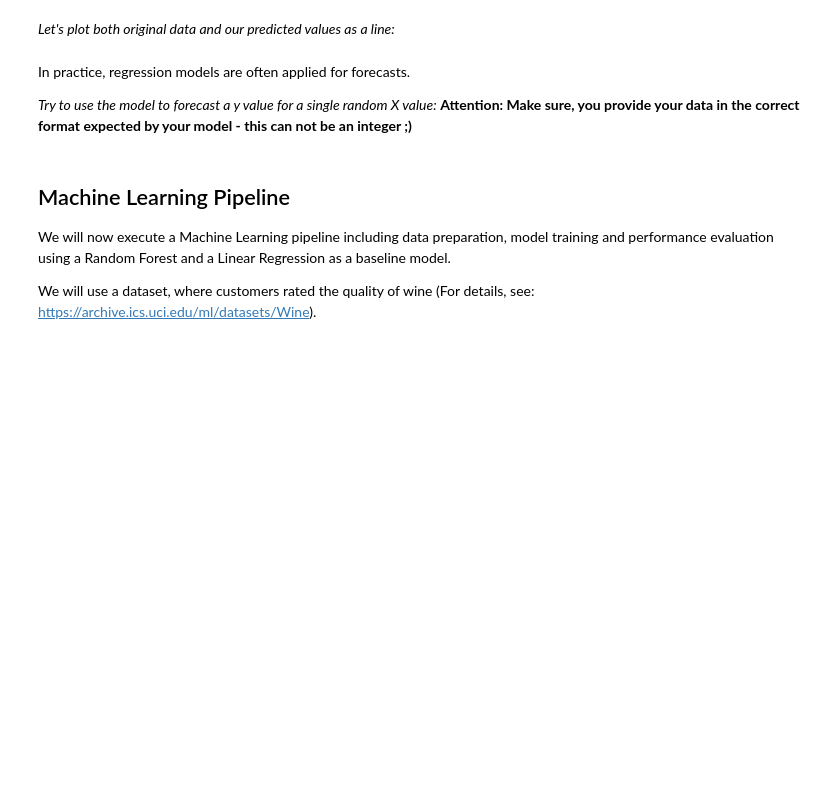
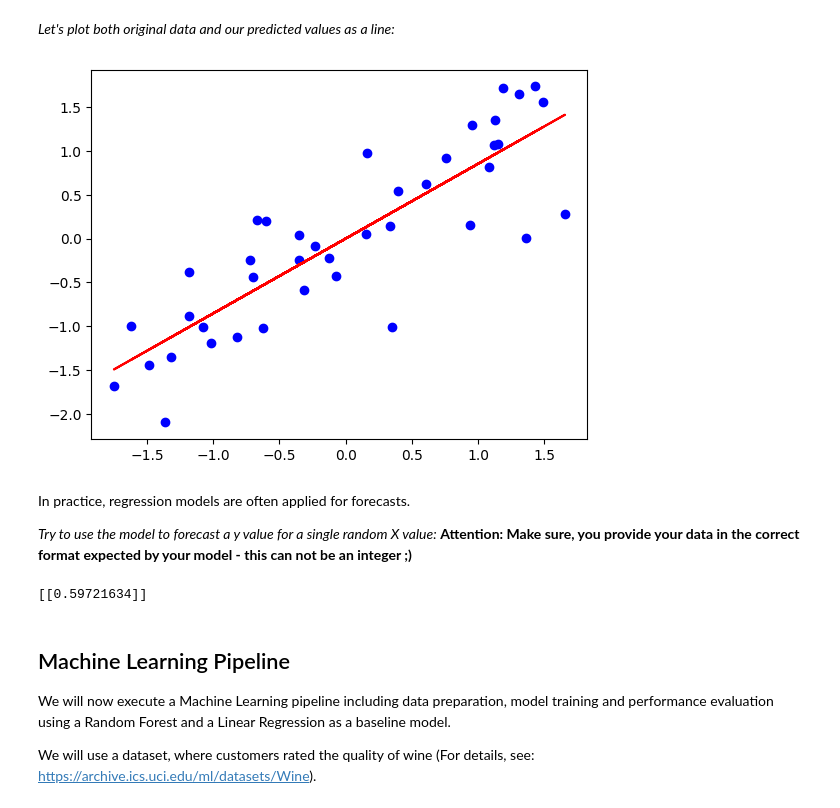
Before and after one commit to AnesCajic/Data-Science-for-Customer-Insight, a Jupyter notebook: Data_Science_for_Customer_Insights_Python_Introduction_Course.ipynb, the cells around one changed output. Cells and saved outputs as stored; diff of their text form; code cells hidden in the pictures; blank space fills up the shorter version.

```diff
--- a/Data_Science_for_Customer_Insights_Python_Introduction_Course.ipynb
+++ b/Data_Science_for_Customer_Insights_Python_Introduction_Course.ipynb
@@ -933,0 +957,3 @@ model = ...
+# %%
+model = LinearRegression()
+model.fit(X_scaled, y_scaled)
@@ -955,5 +988,5 @@ Once there is a satisfactory model, you can use it for predictions with either e
 
 *To obtain the predicted response for X_scaled, change the following code:*
 # %%
-y_pred = ...
+y_pred = model.predict(X_scaled)
 print('predicted response:', y_pred , sep='\n')
@@ -961,9 +1012,11 @@ print('predicted response:', y_pred , sep='\n')
 *Let's plot both original data and our predicted values as a line:*
 # %%
 import matplotlib.pyplot as plt
-plt.scatter(...)
-plt.plot(...)
+plt.scatter(X_scaled,y_scaled, color = 'b')
+plt.plot(X_scaled, y_pred, color = 'r') #predicted values as a line
 plt.show()
+# %% [output]
+[figure, added]
 # %% [markdown]
 In practice, regression models are often applied for forecasts.
 
@@ -976,3 +1025,9 @@ print(y_new)
+# %%
+X = np.array(0.7).reshape(-1, 1) #reshape necessary, random x value picked as 0.7
+y_new = model.predict(X)
+print(y_new)
+# %% [output]
+[[0.59721634]]
 # %% [markdown]
 ## Machine Learning Pipeline
 
```
Also changed, not shown: parts of 23 cells of this notebook.
